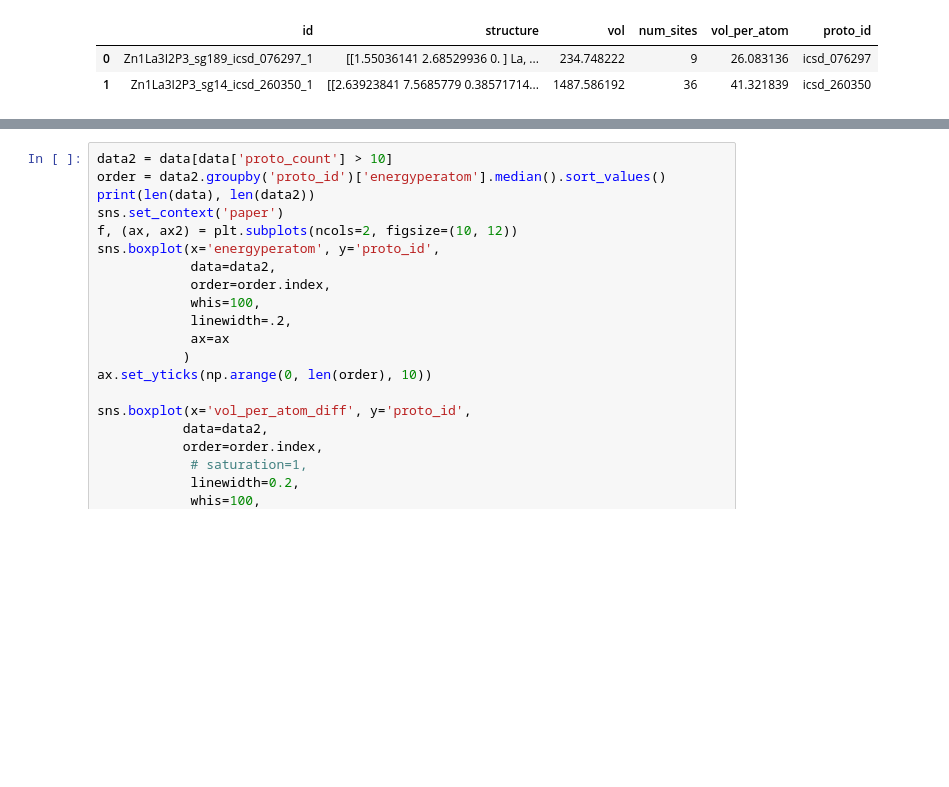
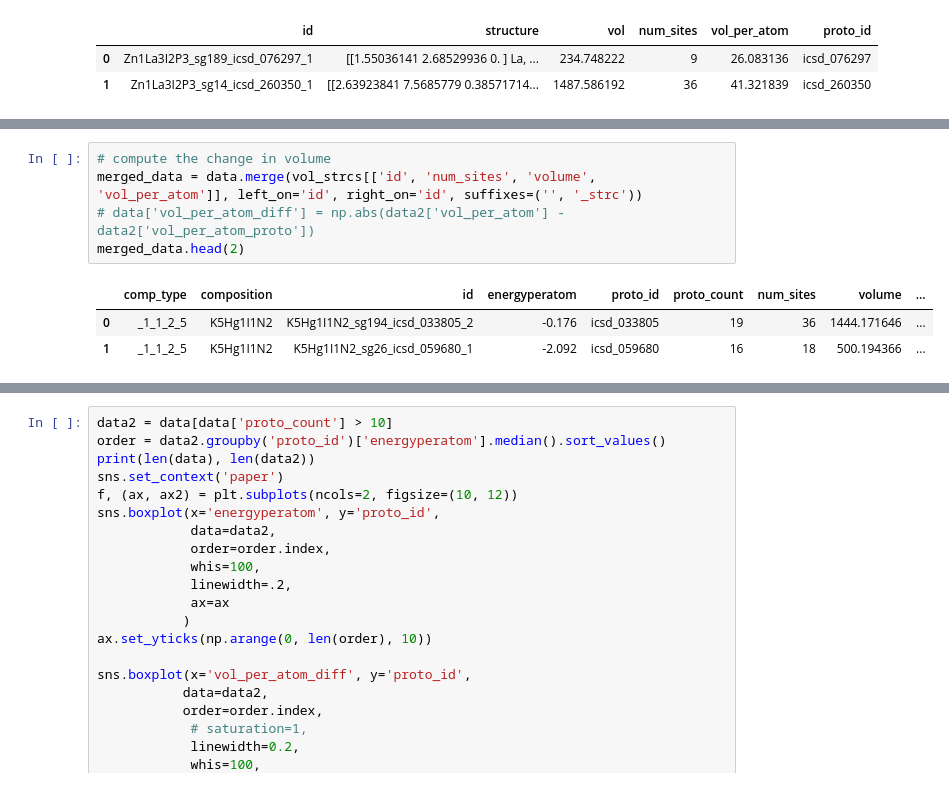
Before and after one commit to pstjohn/crystal-gnn-nfp-0.3, a Jupyter notebook: notebooks/20220326_volrelax_by_proto.ipynb, the cells around one changed output, grey strips where cells are left out. Saved outputs shown, nothing was run; the diff lists cells and outputs as text; blank space fills up the shorter version.

```diff
--- a/notebooks/20220326_volrelax_by_proto.ipynb
+++ b/notebooks/20220326_volrelax_by_proto.ipynb
@@ -191,3 +206,12 @@ data.head(2)
 |  | comp_type | composition | id | energyperatom | proto_id | proto_count | vol_per_atom |
 | 0 | _1_1_2_5 | K5Hg1I1N2 | K5Hg1I1N2_sg194_icsd_033805_2 | -0.176 | icsd_033805 | 19 | 40.115879 |
 | 1 | _1_1_2_5 | K5Hg1I1N2 | K5Hg1I1N2_sg26_icsd_059680_1 | -2.092 | icsd_059680 | 16 | 27.788576 |
+# %%
+# compute the change in volume
+merged_data = data.merge(vol_strcs[['id', 'num_sites', 'volume', 'vol_per_atom']], left_on='id', right_on='id', suffixes=('', '_strc'))
+# data['vol_per_atom_diff'] = np.abs(data2['vol_per_atom'] - data2['vol_per_atom_proto'])
+merged_data.head(2)
+# %% [output]
+|  | comp_type | composition | id | energyperatom | proto_id | proto_count | num_sites | volume | ... |
+| 0 | _1_1_2_5 | K5Hg1I1N2 | K5Hg1I1N2_sg194_icsd_033805_2 | -0.176 | icsd_033805 | 19 | 36 | 1444.171646 | ... |
+| 1 | _1_1_2_5 | K5Hg1I1N2 | K5Hg1I1N2_sg26_icsd_059680_1 | -2.092 | icsd_059680 | 16 | 18 | 500.194366 | ... |
```
Also changed, not shown: parts of 13 cells of this notebook, 5 other files.
